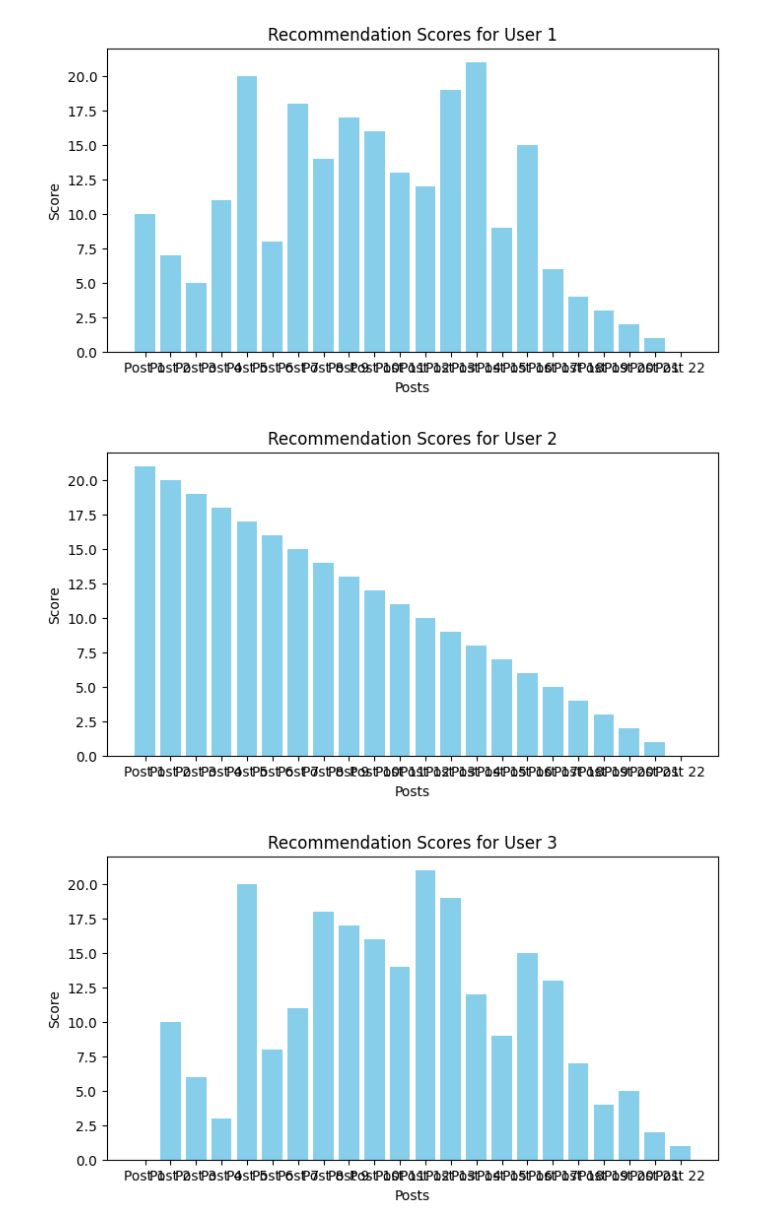
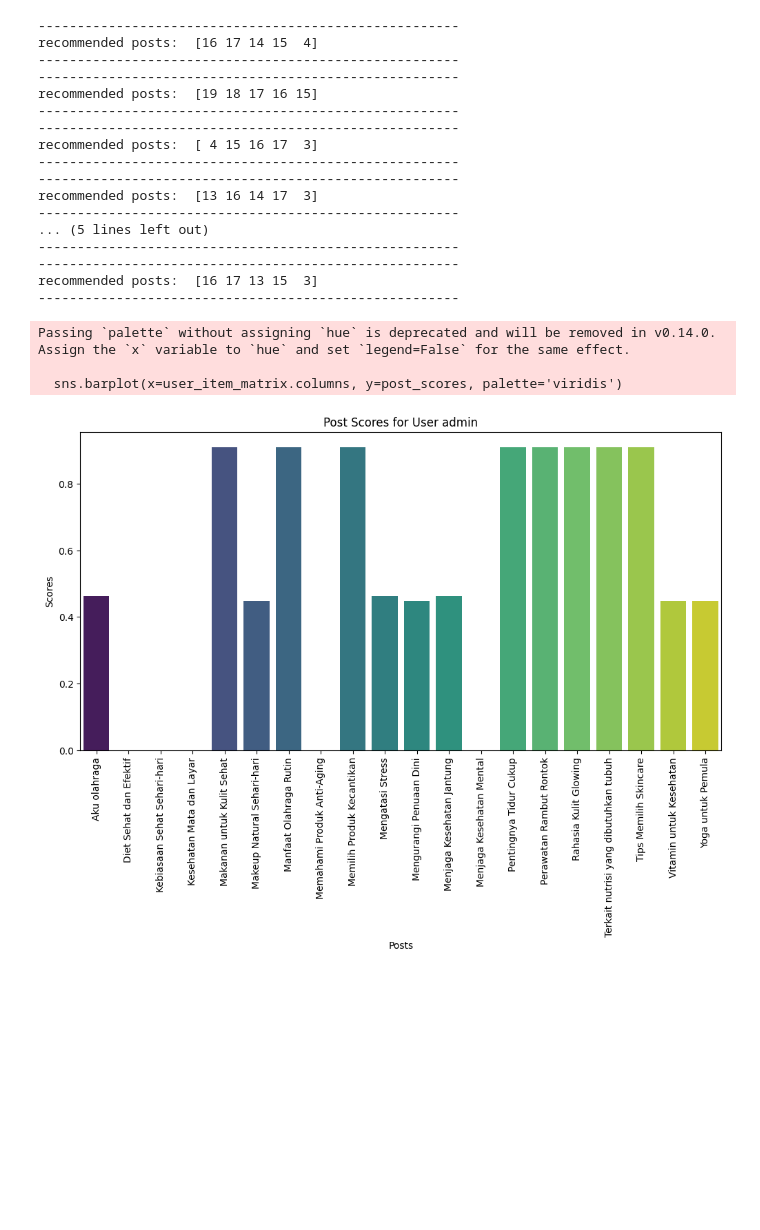
Before and after one commit to naufalrz-qi/FHnBcollaborativeFiltering, a Jupyter notebook: alg_collaborativeFilteringtest.ipynb, the cells around one changed output. Drawn from its saved outputs; the diff is of its cells as text; code cells hidden in the pictures; blank space fills up the shorter version.

```diff
--- a/alg_collaborativeFilteringtest.ipynb
+++ b/alg_collaborativeFilteringtest.ipynb
@@ -1,4 +1,5 @@
 # %%
+# Imports
 from pymongo import MongoClient
 import numpy as np
 from sklearn.metrics.pairwise import cosine_similarity
@@ -13,6 +14,7 @@ db = client['collaborativefilteringtest']  # Database name
 users_collection = db['users']
 posts_collection = db['posts']
 likes_collection = db['likes']
+answers_collection = db['answers']  # Add answers collection
 # %%
 # Fetch data from MongoDB
 users = list(users_collection.find())
@@ -92,27 +85,55 @@ array([17, 18, 16, 14,  2, 12, 13, 19, 21, 20])
 # %%
-
-# Buat rekomendasi untuk semua pengguna dan simpan dalam dictionary
 recommendations = {}
-for user_id_str, user_idx in user_ids.items():
-    recommended_posts = recommend_posts(user_idx, num_recommendations=10)
-    recommended_post_ids = [list(post_ids.keys())[list(post_ids.values()).index(post_idx)] for post_idx in recommended_posts]
-    recommendations[user_id_str] = recommended_post_ids
-
-# Visualisasi skor rekomendasi untuk setiap pengguna
-for user_idx in range(num_users):
-    recommendation_scores = recommend_posts(user_idx, num_recommendations=num_posts)
-    plt.figure(figsize=(8, 4))
-    plt.bar(range(len(recommendation_scores)), recommendation_scores, color='skyblue')
-    plt.title(f'Recommendation Scores for User {user_idx + 1}')
-    plt.xlabel('Posts')
-    plt.ylabel('Score')
-    plt.xticks(range(len(recommendation_scores)), [f'Post {i+1}' for i in range(num_posts)])
-    plt.show()
+post_scores_dict = {}
+for user_id in user_item_matrix.index:
+    user_idx = list(user_item_matrix.index).index(user_id)
+    post_scores, recommended_posts = recommend_posts(user_idx, num_recommendations=5)
+    print('------------------------------------------------------')
+    print('recommended posts: ', recommended_posts)
+    print('------------------------------------------------------')
+    recommended_post_ids = [user_item_matrix.columns[post_idx] for post_idx in recommended_posts]
+    recommendations[str(user_id)] = recommended_post_ids
+    post_scores_dict[str(user_id)] = post_scores.tolist()  # Save the scores as a list
 
 # Save recommendations to a JSON file
-with open('recommendations.json', 'w') as f:
+with open('recommendations-test.json', 'w') as f:
     json.dump(recommendations, f)
+
+# Save post scores to a JSON file
+with open('post_scores-test.json', 'w') as f:
+    json.dump(post_scores_dict, f)
+
+# Visualize the post scores for the first user
+user_id = list(user_item_matrix.index)[0]
+user_idx = list(user_item_matrix.index).index(user_id)
+post_scores, _ = recommend_posts(user_idx, num_recommendations=5)
+
+plt.figure(figsize=(12, 6))
+sns.barplot(x=user_item_matrix.columns, y=post_scores, palette='viridis')
+plt.title(f'Post Scores for User {user_id}')
+plt.xlabel('Posts')
+plt.ylabel('Scores')
+plt.xticks(rotation=90)
+plt.show()
 # %% [output]
+------------------------------------------------------
+recommended posts:  [16 17 14 15  4]
+------------------------------------------------------
+------------------------------------------------------
+recommended posts:  [19 18 17 16 15]
+------------------------------------------------------
+------------------------------------------------------
+recommended posts:  [ 4 15 16 17  3]
+------------------------------------------------------
+------------------------------------------------------
+recommended posts:  [13 16 14 17  3]
+------------------------------------------------------
+... (5 lines left out)
+------------------------------------------------------
+------------------------------------------------------
+recommended posts:  [16 17 13 15  3]
+------------------------------------------------------
+Passing `palette` without assigning `hue` is deprecated and will be removed in v0.14.0. Assign the `x` variable to `hue` and set `legend=False` for the same effect.
+
+  sns.barplot(x=user_item_matrix.columns, y=post_scores, palette='viridis')
-[figure, old version]
+[figure, new version]
-[figure, removed]
-[figure, removed]
```
Also changed, not shown: parts of 3 cells of this notebook, 24 other files.
